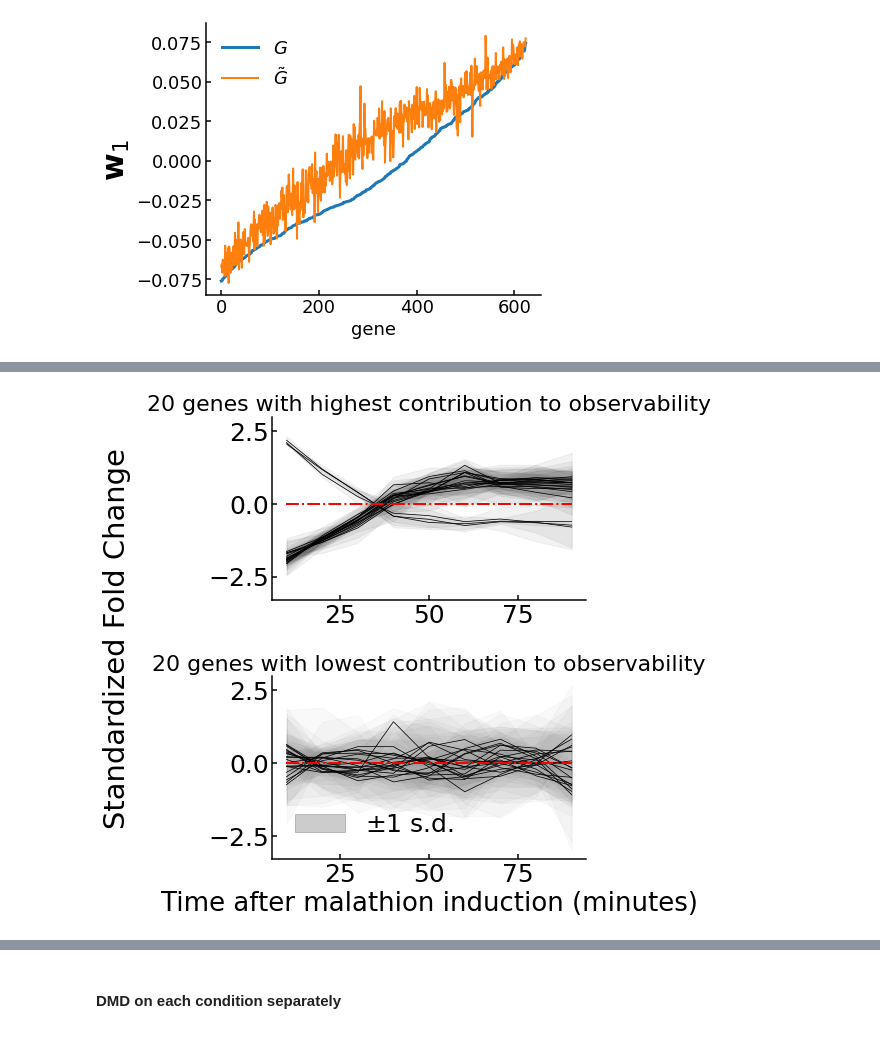
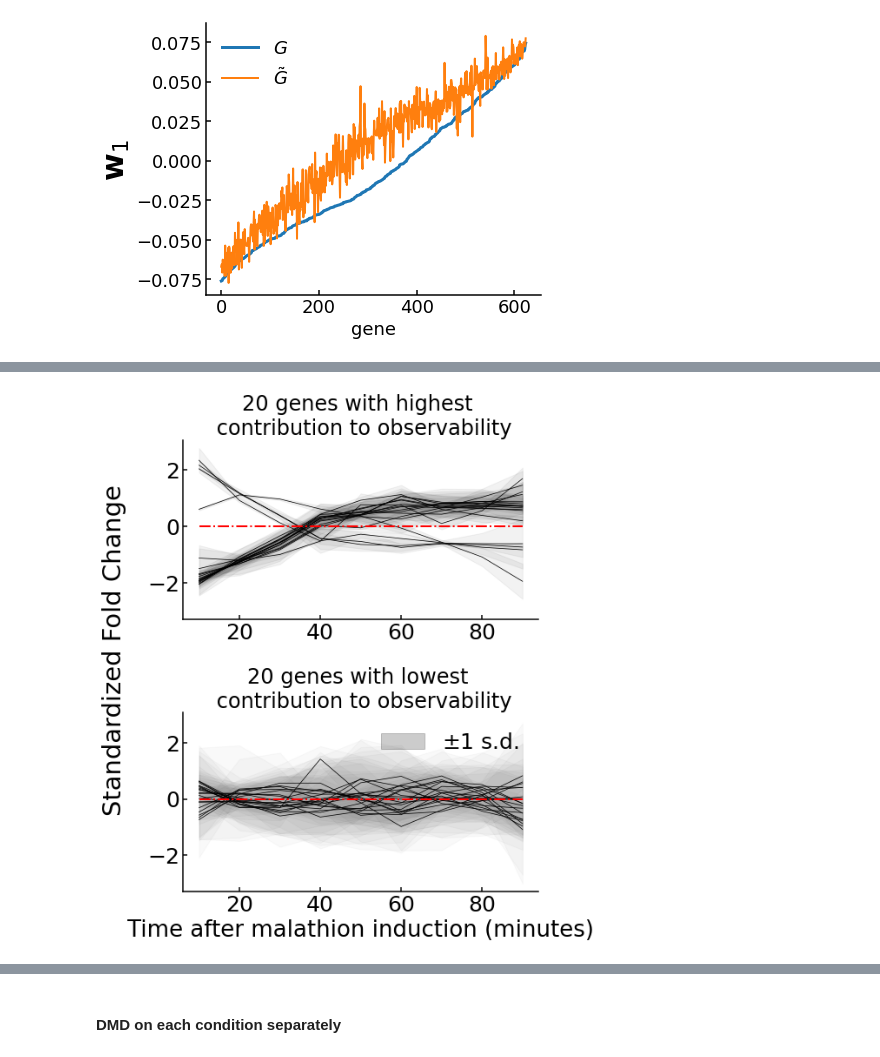
Before and after one commit to fmenol/transcriptome-dynamics-dmd-observability, a Jupyter notebook: main.ipynb, the cells around one changed output, grey strips where cells are left out. Drawn from its saved outputs; the diff is of its cells as text; code cells hidden in the pictures.

```diff
--- a/main.ipynb
+++ b/main.ipynb
@@ -976,9 +903,9 @@ plt.rcParams['axes.spines.top'] = False
 plt.rc('lines',linewidth=4);
 plt.rc('lines',markersize=16);
 
-cmap = matplotlib.cm.get_cmap('gray')
+cmap = matplotlib.cm.get_cmap('YlGn_r')
 grad_colors = [list(cmap(x)[0:3]) for x in np.linspace(0.2,0.9,10)]
-fig,ax = plt.subplots(1,1,figsize=(9,7));
+fig,ax = plt.subplots(1,1,figsize=(9,8));
 mec = 'k'
 mew = 0.75
 alpha = 1
@@ -989,7 +916,7 @@ for ii in range(len(rho_list)):
     ax.plot(xrange,rho_list[ii],my_markers[ii]+'-',mfc=grad_colors[ii]+[alpha],c=grad_colors[ii]+[alpha],
             mec=mec,mew=mew,ms=11,lw=2,label=my_labels[ii],zorder=10-ii)
 # ax.set_xticks([1,20,40,60,80])
-ax.set_xlabel('Number of genes (sampled by rank)',fontsize=27);
+ax.set_xlabel('Genes (sampled in order of rank)',fontsize=27);
 ax.set_ylabel('Reconstruction accuracy',fontsize=29);
 # ax.set_ylabel(r'$\mathregular{\rho(\mathbf{z}_0,\mathcal{O}_T^{\dagger} \mathbf{y})}$',fontsize=26);
 ax.legend(frameon=False,ncol=2,fontsize=20)
@@ -1077,7 +1058,7 @@ for ii,ax in enumerate(axs.reshape(-1)):
 #         ax.fill_between(full_tspan,mBS-sBS,mBS+sBS,color=cmap(ii),alpha=0.15)
         ax.errorbar(full_tspan,mBS,yerr=sBS,fmt='o--',color='k',lw=2,
                     ms=9,mfc=cmap(ii),mec='k',mew=1.5,capsize=3,elinewidth=2,ecolor='k')
-        ax.set_xlabel(f'Rank: {df_up_new.obs_rank[ii]:.2f}',fontsize=20,labelpad=2)
+        ax.set_xlabel(f'Rank: {df_up_new.obs_stand_rank[ii]:.2f}',fontsize=20,labelpad=2)
         ax.set_xticks(range(10,90+40,40))
         ax.axvspan(-1,10,color='tab:gray',alpha=0.1)
         ax.set_xlim(-0.5,)
@@ -1518,11 +1479,0 @@ plt.show()
-# %%
-fig,axs = plt.subplots(4,5,figsize=(16,10))
-count = 0
-for ii in range(len(A)-1,len(A)-21,-1): # plot the top 20 genes
-    ax = axs.reshape(-1)[count]
-    ax.set_title(sorted_tags[ii]+', Rank: ' + str(len(A) - ii),fontsize=18)
-    ax.plot(data_fc[sorted_inds[ii]])
-    ax.hlines(1.0,0,8,color='red',linestyle='-.',lw=1.5)
-    count += 1
-plt.tight_layout()
-plt.show()
@@ -1531,10 +1479,0 @@ plt.show()
-# %%
-these_tags = ['6124','0841','1823','5502','1836','4736','3761','4150','0376','1815','0953','1358','1302A','4612','1380']
-these_tags = ['PFLU_' + x for x in these_tags]
-fig,axs = plt.subplots(3,5,figsize=(16,8))
-for ii,ax in enumerate(axs.reshape(-1)): # plot the 15 encoder genes from the library
-    ax.set_title(these_tags[ii]+', Rank: ' + str(len(A) - sorted_tags.index(these_tags[ii])) ,fontsize=18)
-    ax.plot(data_fc[locus_tags_keep.index(these_tags[ii])])
-    ax.hlines(1.0,0,8,color='red',linestyle='-.',lw=1.5)
-plt.tight_layout()
-plt.show()
@@ -1544,39 +1481,39 @@ plt.show()
 # plot genes which contribute most and least to observability
 savefig = False
 ngenes = 20
-fig, ax = plt.subplots(2,1,figsize=(6,8),sharey=True) # 7,11
+fig, ax = plt.subplots(2,1,figsize=(7,9.5),sharey=True) # 7,11
 for cnt,ii in enumerate(range(len(A)-1,len(A)-ngenes+1,-1)):
-    ax[0].set_title(str(ngenes)+' genes with highest contribution to observability',fontsize=22)
-    mu = np.mean(data_fc_norm[sorted_inds[ii]],axis=1)
-    std = np.std(data_fc_norm[sorted_inds[ii]],axis=1)
+    ax[0].set_title(str(ngenes)+' genes with highest \n contribution to observability',fontsize=24)
+    mu = np.mean(data_fc_norm[sorted_inds_n[ii]],axis=1)
+    std = np.std(data_fc_norm[sorted_inds_n[ii]],axis=1)
     ax[0].plot(corr_tspan,mu,'-',c='k',mfc='white',ms=2,mew=5,lw=0.75,zorder=1)
     ax[0].fill_between(corr_tspan,mu-std,mu+std,color='k',alpha=0.05,zorder=0)
 ax[0].plot([10,90],[0,0],color='r',linestyle='-.',lw=2,zorder=1)
 # ax[0].set_ylabel('Fold change',fontsize=24)
 # plt.xlabel('Time after malathion induction (minutes)')
 # plt.savefig('/Users/aqib/desktop/top_genes.pdf',dpi=300,transparent=True,bbox_inches='tight')
 
 for cnt,ii in enumerate(range(ngenes)):
-    ax[1].set_title(str(ngenes)+' genes with lowest contribution to observability',fontsize=22)
-    mu = np.mean(data_fc_norm[sorted_inds[ii]],axis=1)
-    std = np.std(data_fc_norm[sorted_inds[ii]],axis=1)
+    ax[1].set_title(str(ngenes)+' genes with lowest \n contribution to observability',fontsize=24)
+    mu = np.mean(data_fc_norm[sorted_inds_n[ii]],axis=1)
+    std = np.std(data_fc_norm[sorted_inds_n[ii]],axis=1)
     ax[1].plot(corr_tspan,mu,'-',c='k',mfc='white',ms=2,mew=5,lw=0.75,zorder=1)
     ax[1].fill_between(corr_tspan,mu-std,mu+std,color='k',alpha=0.025,zorder=0)
 ax[1].fill_between([],[],[],color='k',alpha=0.2,label=r'$\pm 1$ s.d.')
 ax[1].plot([10,90],[0,0],color='r',linestyle='-.',lw=2,zorder=1)
 # ax[1].set_ylabel('Fold change',fontsize=24)
 ax[1].set_xlabel('Time after malathion induction (minutes)',fontsize=26)
 ax[1].legend(frameon=False)
-fig.text(-0.18, 0.53, 'Standardized Fold Change', va='center', rotation='vertical',fontsize=29);
+fig.text(-0.05, 0.53, 'Standardized Fold Change', va='center', rotation='vertical',fontsize=29);
 for this_ax in ax.reshape(-1):
     for side in this_ax.spines.keys():
         this_ax.spines[side].set_linewidth(1.5)
         this_ax.xaxis.set_tick_params(which='both', size=5, width=1.5, direction='in')
         this_ax.yaxis.set_tick_params(which='both', size=5, width=1.5, direction='in')
 
 plt.tight_layout()
 if savefig:
     plt.savefig(figDir+'fig3/top_and_bottom_genes.pdf',dpi=300,transparent=True,bbox_inches='tight')
 plt.show()
 # %% [output]
-[figure, old version]
+[figure, new version]
```
Also changed, not shown: parts of 47 cells of this notebook, 4 other files.
